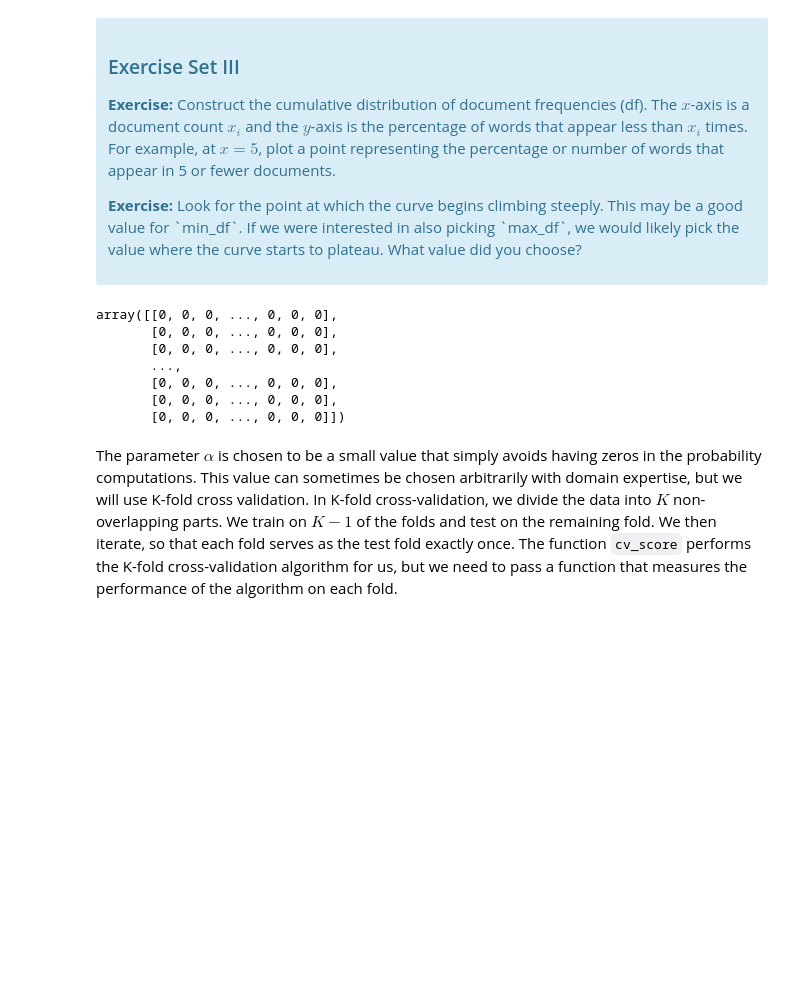
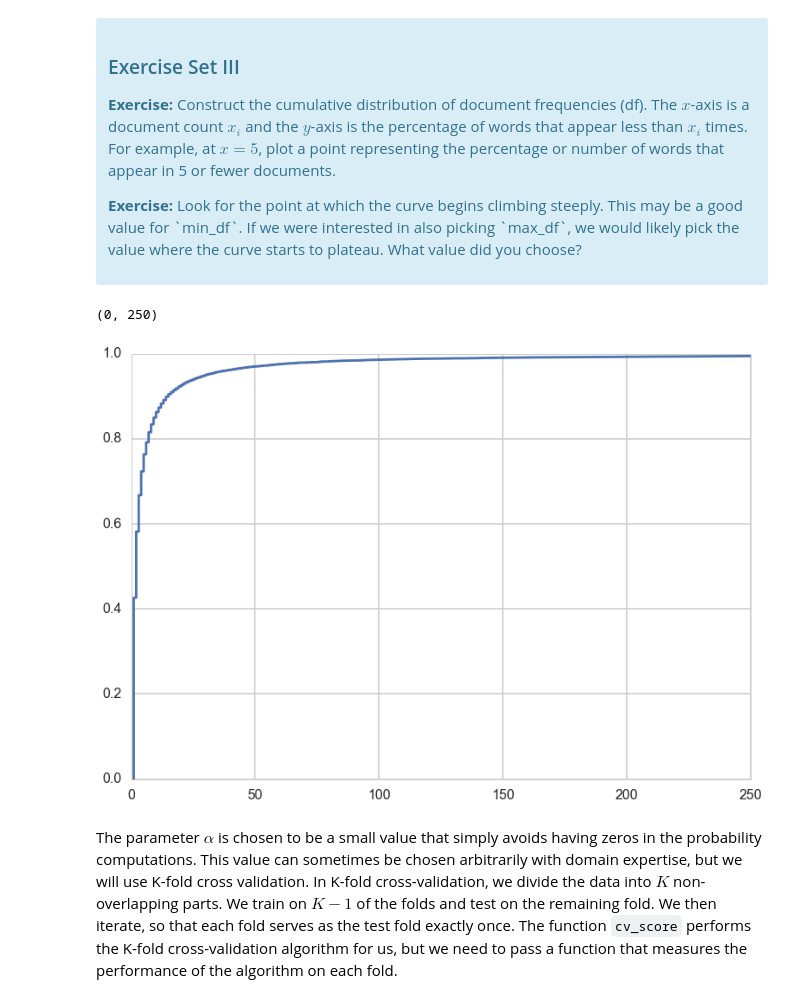
Before and after one commit to chuanfuyap/Stock_Data_Modelling-DataScienceProject-, a Jupyter notebook: naive_bayes/Mini_Project_Naive_Bayes.ipynb, the cells around one changed output. Cells and saved outputs as stored; diff of their text form; code cells hidden in the pictures; blank space fills up the shorter version.

```diff
--- a/naive_bayes/Mini_Project_Naive_Bayes.ipynb
+++ b/naive_bayes/Mini_Project_Naive_Bayes.ipynb
@@ -297,13 +293,30 @@ plt.plot(xlist, y)
-# %%
-xlist
-# %% [output]
-array([[0, 0, 0, ..., 0, 0, 0],
-       [0, 0, 0, ..., 0, 0, 0],
-       [0, 0, 0, ..., 0, 0, 0],
-       ...,
-       [0, 0, 0, ..., 0, 0, 0],
-       [0, 0, 0, ..., 0, 0, 0],
-       [0, 0, 0, ..., 0, 0, 0]])
+# %%
+# Your turn
+
+## x axis is the count of the number of times a word is repeated
+## col = words
+## rows = all the different lines of words
+xlist = X.toarray()
+
+frequency=xlist[0]
+for row in xlist:
+    frequency = np.add(frequency, row)
+
+frequency=np.subtract(frequency, xlist[0])
+# %%
+from __future__ import division
+frequency.sort()
+yaxis = []
+size=frequency.size
+for x in range(frequency.size):
+    x=x+1
+    yaxis.append((x/size))
+# %%
+plt.plot(frequency,yaxis)
+plt.xlim([0,250])
+# %% [output]
+(0, 250)
+[figure, added]
 # %% [markdown]
 The parameter $\alpha$ is chosen to be a small value that simply avoids having zeros in the probability computations. This value can sometimes be chosen arbitrarily with domain expertise, but we will use K-fold cross validation. In K-fold cross-validation, we divide the data into $K$ non-overlapping parts. We train on $K-1$ of the folds and test on the remaining fold. We then iterate, so that each fold serves as the test fold exactly once. The function `cv_score` performs the K-fold cross-validation algorithm for us, but we need to pass a function that measures the performance of the algorithm on each fold.
 # %%
```
Also changed, not shown: parts of 12 cells of this notebook.
